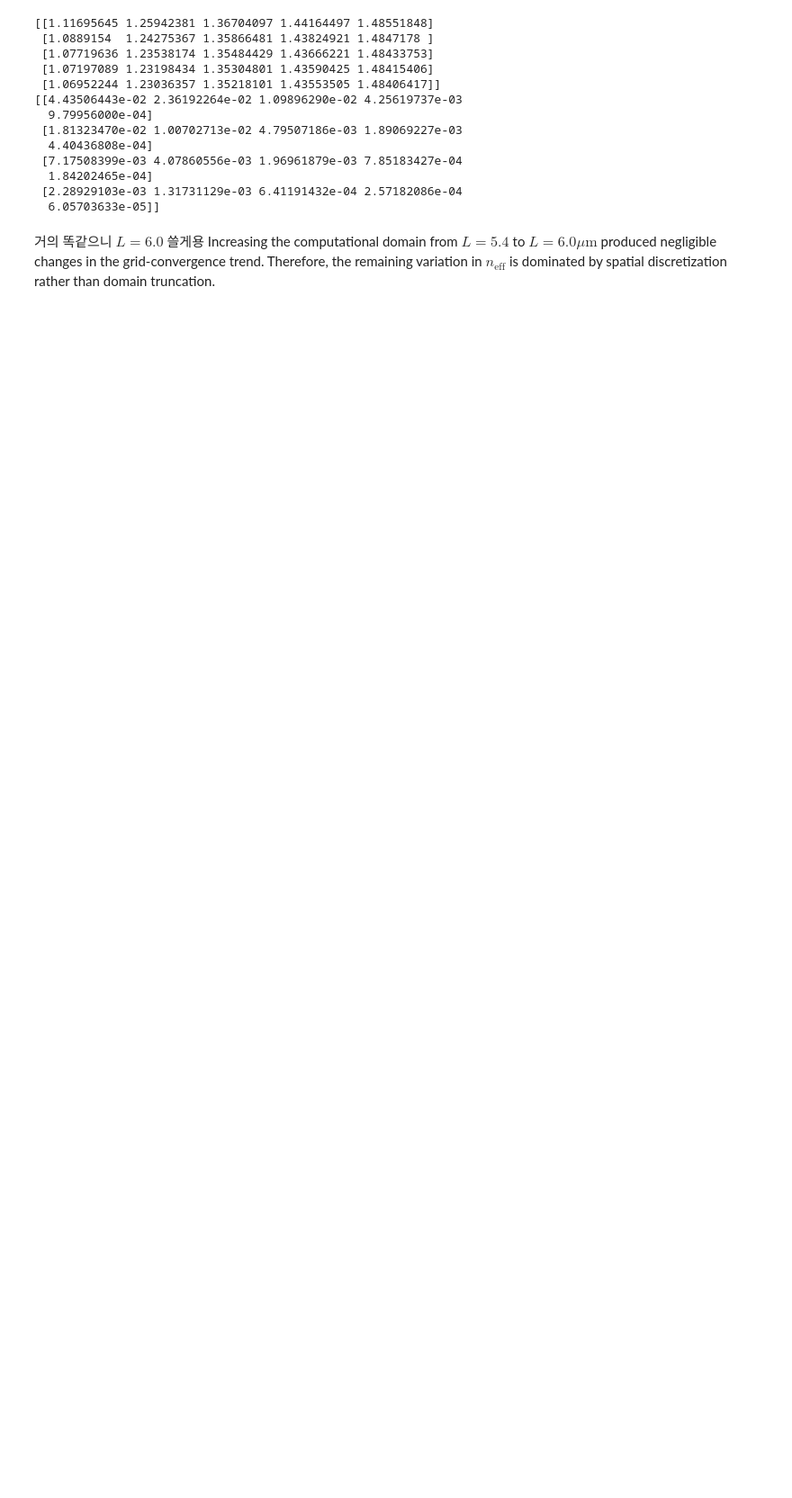
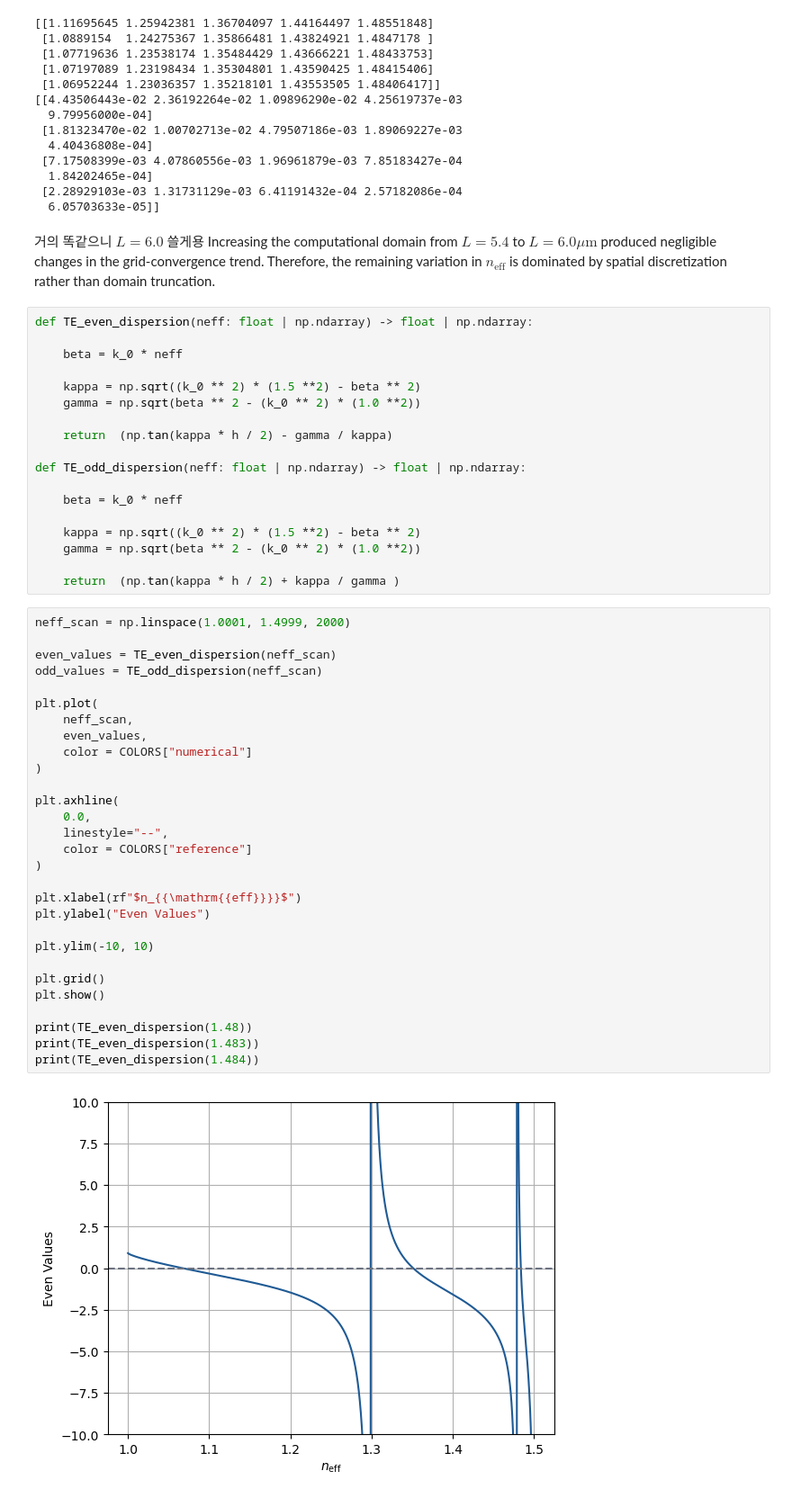
Before and after one commit to hyerim1212/maxwell-to-programmable-photonics, a Jupyter notebook: notebooks/09_guided_waves_and_dielectric_waveguide_modes.ipynb, the cells around one changed output. Shown at 90% size. Drawn from its saved outputs; the diff is of its cells as text; blank space fills up the shorter version.

Commit message:
update the numerical study

```diff
--- a/notebooks/09_guided_waves_and_dielectric_waveguide_modes.ipynb
+++ b/notebooks/09_guided_waves_and_dielectric_waveguide_modes.ipynb
@@ -1190,3 +1196,52 @@ print(grid_errors_L6)
 # %% [markdown]
 거의 똑같으니 $L=6.0$ 쓸게용
 Increasing the computational domain from $L=5.4$ to $L=6.0 \mu\mathrm{m}$ produced negligible changes in the grid-convergence trend. Therefore, the remaining variation in $n_\text{eff}$ is dominated by spatial discretization rather than domain truncation.
+# %%
+def TE_even_dispersion(neff: float | np.ndarray) -> float | np.ndarray:
+
+    beta = k_0 * neff
+
+    kappa = np.sqrt((k_0 ** 2) * (1.5 **2) - beta ** 2)
+    gamma = np.sqrt(beta ** 2 - (k_0 ** 2) * (1.0 **2))
+
+    return  (np.tan(kappa * h / 2) - gamma / kappa)
+
+def TE_odd_dispersion(neff: float | np.ndarray) -> float | np.ndarray:
+
+    beta = k_0 * neff
+
+    kappa = np.sqrt((k_0 ** 2) * (1.5 **2) - beta ** 2)
+    gamma = np.sqrt(beta ** 2 - (k_0 ** 2) * (1.0 **2))
+
+    return  (np.tan(kappa * h / 2) + kappa / gamma )
+# %%
+neff_scan = np.linspace(1.0001, 1.4999, 2000)
+
+even_values = TE_even_dispersion(neff_scan)
+odd_values = TE_odd_dispersion(neff_scan)
+
+plt.plot(
+    neff_scan,
+    even_values,
+    color = COLORS["numerical"]
+)
+
+plt.axhline(
+    0.0,
+    linestyle="--",
+    color = COLORS["reference"]
+)
+
+plt.xlabel(rf"$n_{{\mathrm{{eff}}}}$")
+plt.ylabel("Even Values")
+
+plt.ylim(-10, 10)
+
+plt.grid()
+plt.show()
+
+print(TE_even_dispersion(1.48))
+print(TE_even_dispersion(1.483))
+print(TE_even_dispersion(1.484))
+# %% [output]
+[figure, added]
```
Also changed, not shown: parts of 5 cells of this notebook.
